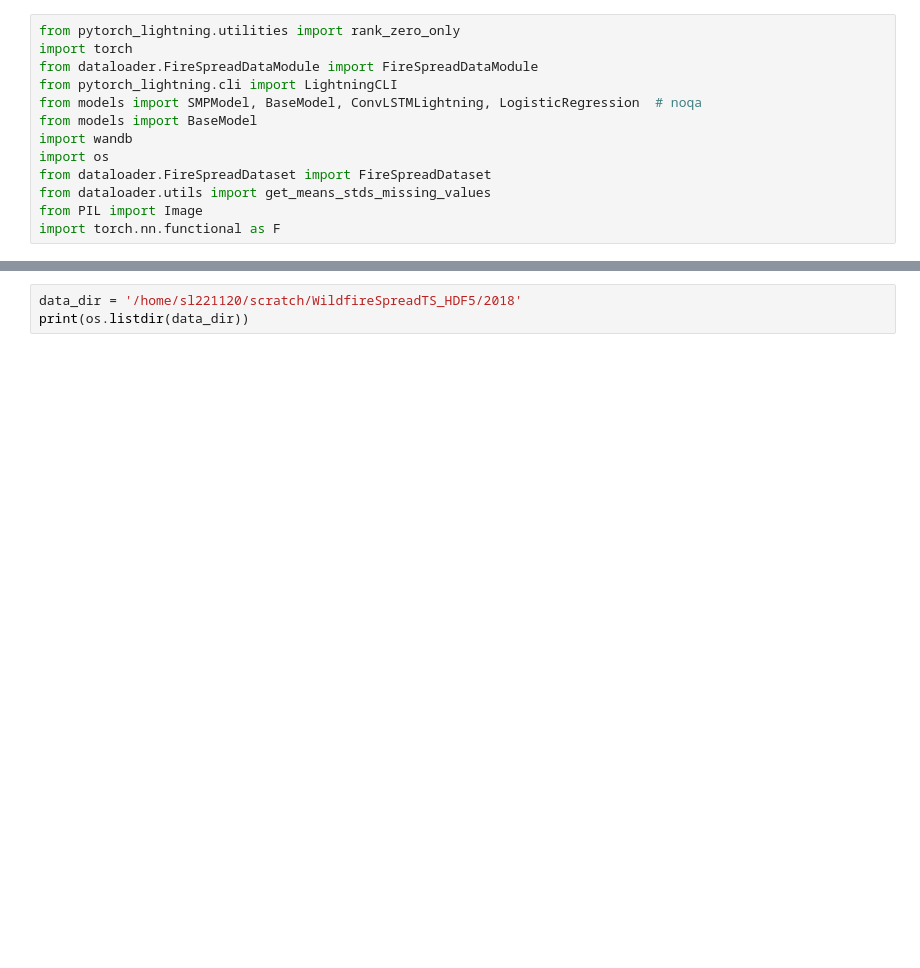
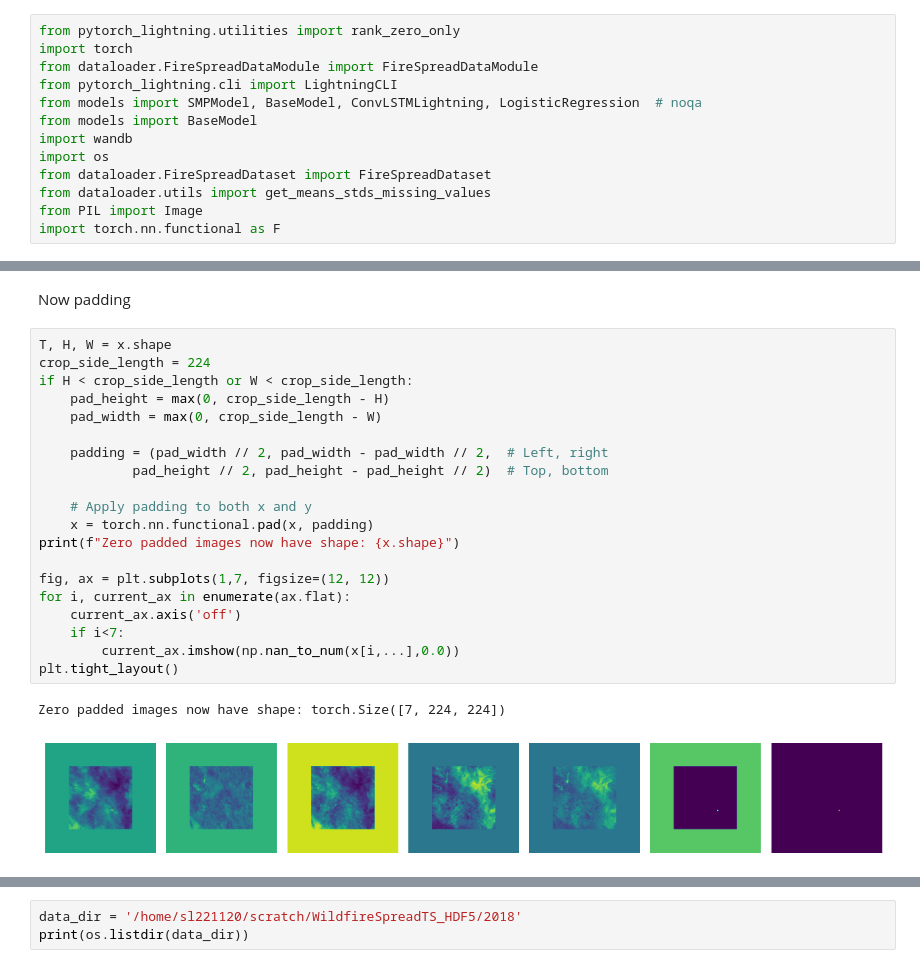
Before and after one commit to wtoth/WildfireSpreadTS, a Jupyter notebook: src/visualize_data copy.ipynb, the cells around one changed output, grey strips where cells are left out. Saved outputs shown, nothing was run; the diff lists cells and outputs as text; blank space fills up the shorter version.

Commit message:
BACKUP swinunet + fix padding bug

```diff
--- a/src/visualize_data copy.ipynb
+++ b/src/visualize_data copy.ipynb
@@ -14,3 +93,28 @@ import torch.nn.functional as F
+# %% [markdown]
+Now padding
+# %%
+T, H, W = x.shape
+crop_side_length = 224
+if H < crop_side_length or W < crop_side_length:
+    pad_height = max(0, crop_side_length - H)
+    pad_width = max(0, crop_side_length - W)
+
+    padding = (pad_width // 2, pad_width - pad_width // 2,  # Left, right
+            pad_height // 2, pad_height - pad_height // 2)  # Top, bottom
+
+    # Apply padding to both x and y
+    x = torch.nn.functional.pad(x, padding)
+print(f"Zero padded images now have shape: {x.shape}")
+
+fig, ax = plt.subplots(1,7, figsize=(12, 12))
+for i, current_ax in enumerate(ax.flat):
+    current_ax.axis('off')
+    if i<7:
+        current_ax.imshow(np.nan_to_num(x[i,...],0.0))
+plt.tight_layout()
+# %% [output]
+Zero padded images now have shape: torch.Size([7, 224, 224])
+[figure, added]
 # %%
 import torch
 from torch.utils.data import DataLoader
```
Also changed, not shown: parts of 20 cells of this notebook, 30 other files.
